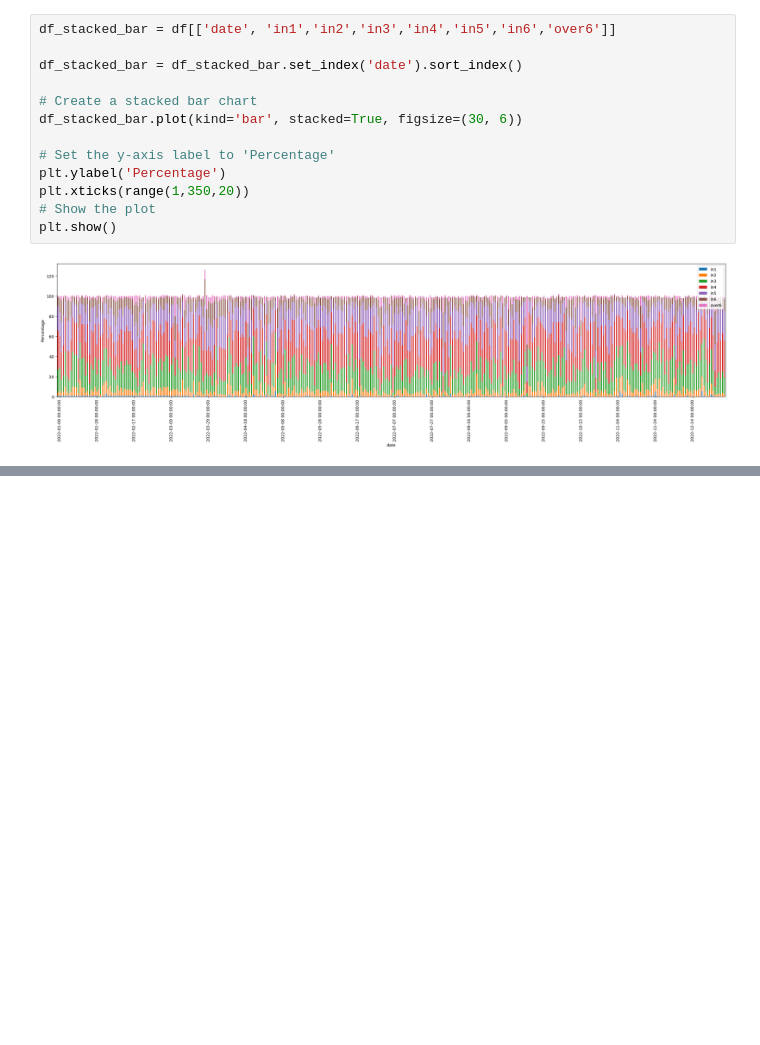
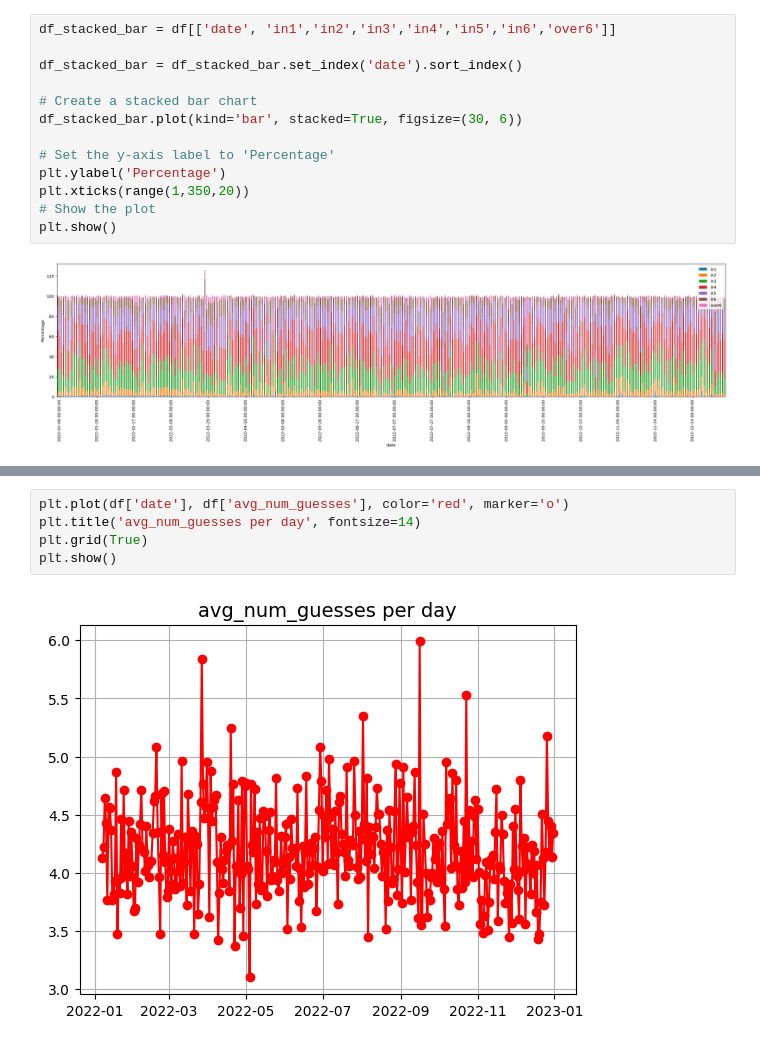
Before and after one commit to carlostbello/COMAP2023, a Jupyter notebook: src/test.ipynb, the cells around one changed output, grey strips where cells are left out. Drawn from its saved outputs; the diff is of its cells as text; blank space fills up the shorter version.

```diff
--- a/src/test.ipynb
+++ b/src/test.ipynb
@@ -349,0 +382,7 @@ plt.show()
+# %%
+plt.plot(df['date'], df['avg_num_guesses'], color='red', marker='o')
+plt.title('avg_num_guesses per day', fontsize=14)
+plt.grid(True)
+plt.show()
+# %% [output]
+[figure, added]
```
Also changed, not shown: parts of 4 cells of this notebook.
